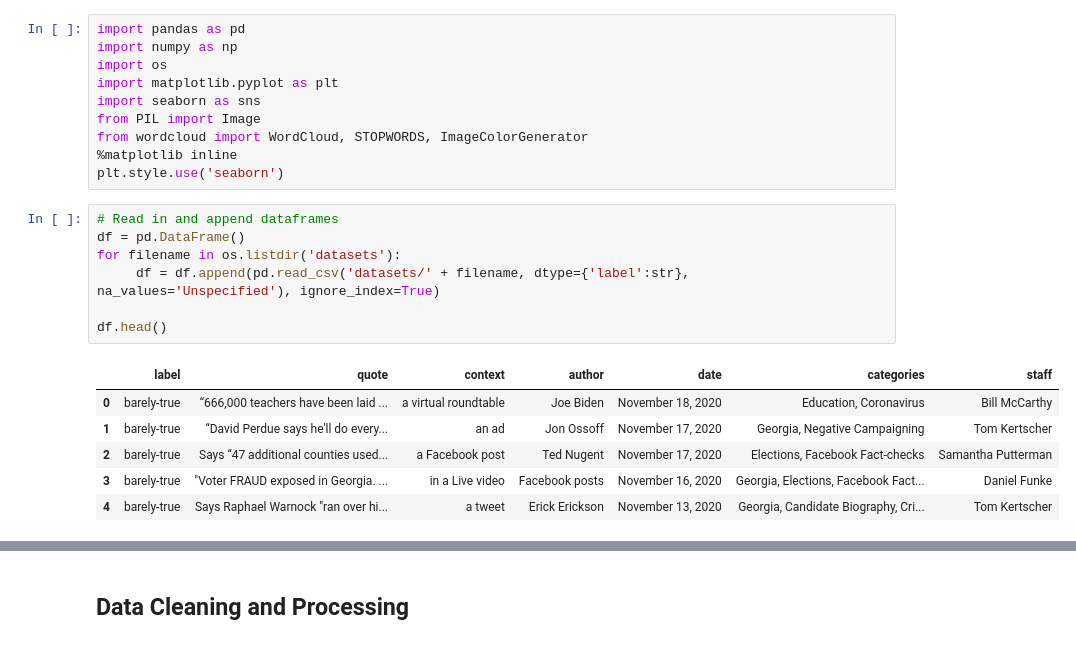
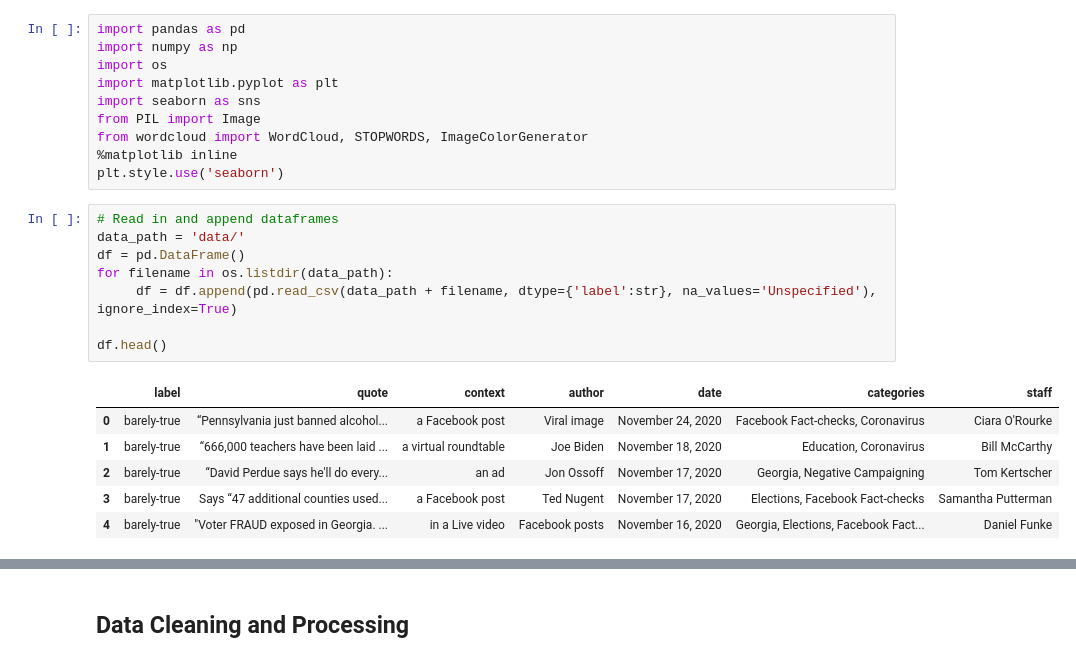
Before and after one commit to leokfwong/fake-news, a Jupyter notebook: data_exploration.ipynb, the cells around one changed output, grey strips where cells are left out. Saved outputs shown, nothing was run; the diff lists cells and outputs as text.

```diff
--- a/data_exploration.ipynb
+++ b/data_exploration.ipynb
@@ -13,15 +13,16 @@ from wordcloud import WordCloud, STOPWORDS, ImageColorGenerator
 plt.style.use('seaborn')
 # %%
 # Read in and append dataframes
+data_path = 'data/'
 df = pd.DataFrame()
-for filename in os.listdir('datasets'):
-     df = df.append(pd.read_csv('datasets/' + filename, dtype={'label':str}, na_values='Unspecified'), ignore_index=True)
+for filename in os.listdir(data_path):
+     df = df.append(pd.read_csv(data_path + filename, dtype={'label':str}, na_values='Unspecified'), ignore_index=True)
 
 df.head()
 # %% [output]
 |  | label | quote | context | author | date | categories | staff |
-| 0 | barely-true | “666,000 teachers have been laid ... | a virtual roundtable | Joe Biden | November 18, 2020 | Education, Coronavirus | Bill McCarthy |
-| 1 | barely-true | “David Perdue says he'll do every... | an ad | Jon Ossoff | November 17, 2020 | Georgia, Negative Campaigning | Tom Kertscher |
-| 2 | barely-true | Says “47 additional counties used... | a Facebook post | Ted Nugent | November 17, 2020 | Elections, Facebook Fact-checks | Samantha Putterman |
-| 3 | barely-true | "Voter FRAUD exposed in Georgia. ... | in a Live video | Facebook posts | November 16, 2020 | Georgia, Elections, Facebook Fact... | Daniel Funke |
-| 4 | barely-true | Says Raphael Warnock "ran over hi... | a tweet | Erick Erickson | November 13, 2020 | Georgia, Candidate Biography, Cri... | Tom Kertscher |
+| 0 | barely-true | “Pennsylvania just banned alcohol... | a Facebook post | Viral image | November 24, 2020 | Facebook Fact-checks, Coronavirus | Ciara O'Rourke |
+| 1 | barely-true | “666,000 teachers have been laid ... | a virtual roundtable | Joe Biden | November 18, 2020 | Education, Coronavirus | Bill McCarthy |
+| 2 | barely-true | “David Perdue says he'll do every... | an ad | Jon Ossoff | November 17, 2020 | Georgia, Negative Campaigning | Tom Kertscher |
+| 3 | barely-true | Says “47 additional counties used... | a Facebook post | Ted Nugent | November 17, 2020 | Elections, Facebook Fact-checks | Samantha Putterman |
+| 4 | barely-true | "Voter FRAUD exposed in Georgia. ... | in a Live video | Facebook posts | November 16, 2020 | Georgia, Elections, Facebook Fact... | Daniel Funke |
```
Also changed, not shown: parts of 8 cells of this notebook, 3 other files.
